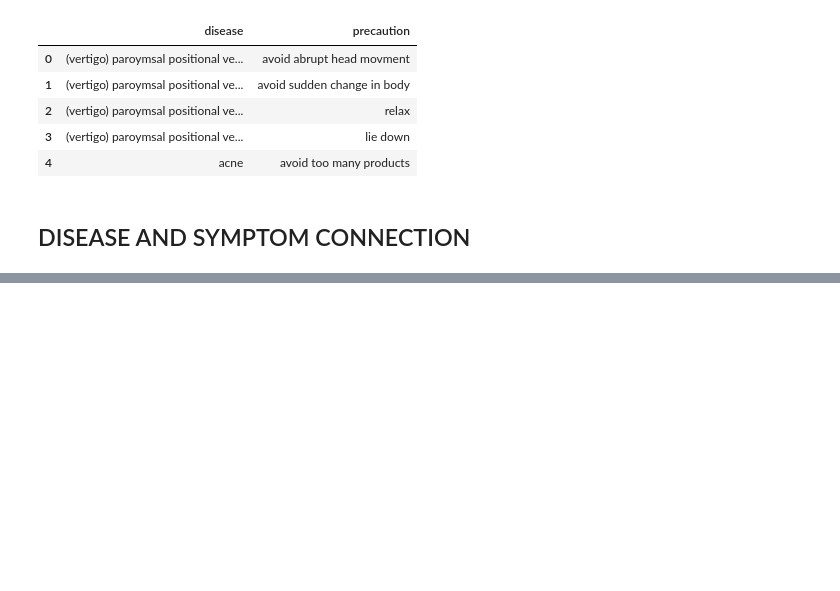
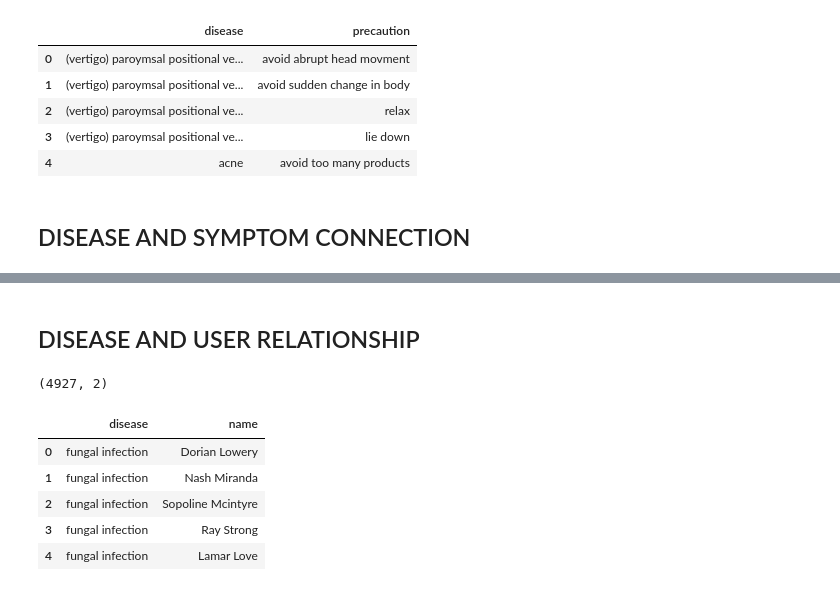
Before and after one commit to RodrigoRenatoPomaLudena/disease_complex_networks_neo4j, a Jupyter notebook: clean_dataset.ipynb, the cells around one changed output, grey strips where cells are left out. Drawn from its saved outputs; the diff is of its cells as text; code cells hidden in the pictures; blank space fills up the shorter version.

```diff
--- a/clean_dataset.ipynb
+++ b/clean_dataset.ipynb
@@ -133,0 +173,15 @@ NameError: name 'data_content' is not defined
+# %% [markdown]
+## DISEASE AND USER RELATIONSHIP
+# %%
+df_disease_and_user = df_disease_and_symptom_and_user[['disease', 'name']]
+df_disease_and_user.to_csv(dataset_cleaned_path+'disease_and_user_node.csv')
+print(df_disease_and_user.shape)
+df_disease_and_user.head()
+# %% [output]
+(4927, 2)
+|  | disease | name |
+| 0 | fungal infection | Dorian Lowery |
+| 1 | fungal infection | Nash Miranda |
+| 2 | fungal infection | Sopoline Mcintyre |
+| 3 | fungal infection | Ray Strong |
+| 4 | fungal infection | Lamar Love |
```
Also changed, not shown: parts of 10 cells of this notebook, 2 other files.
